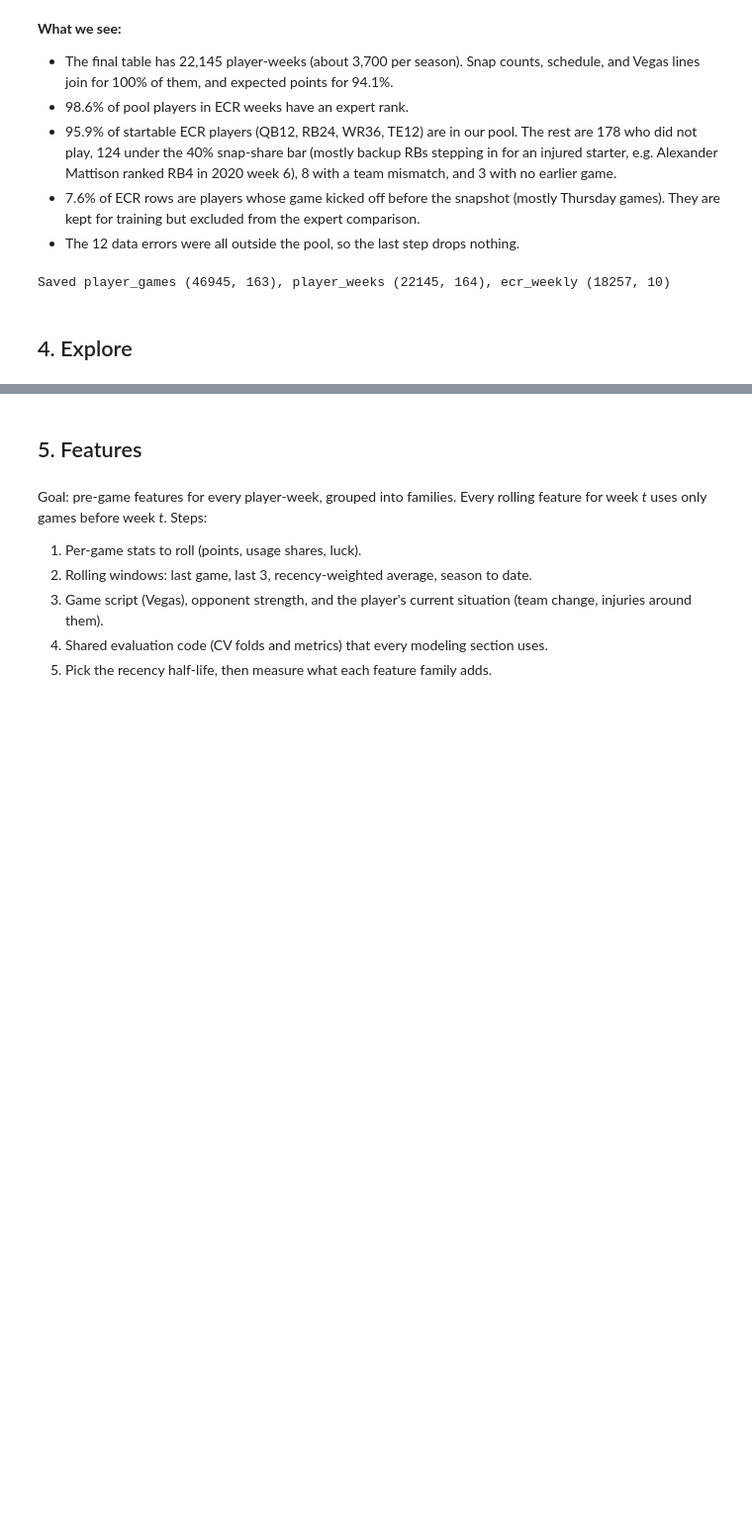
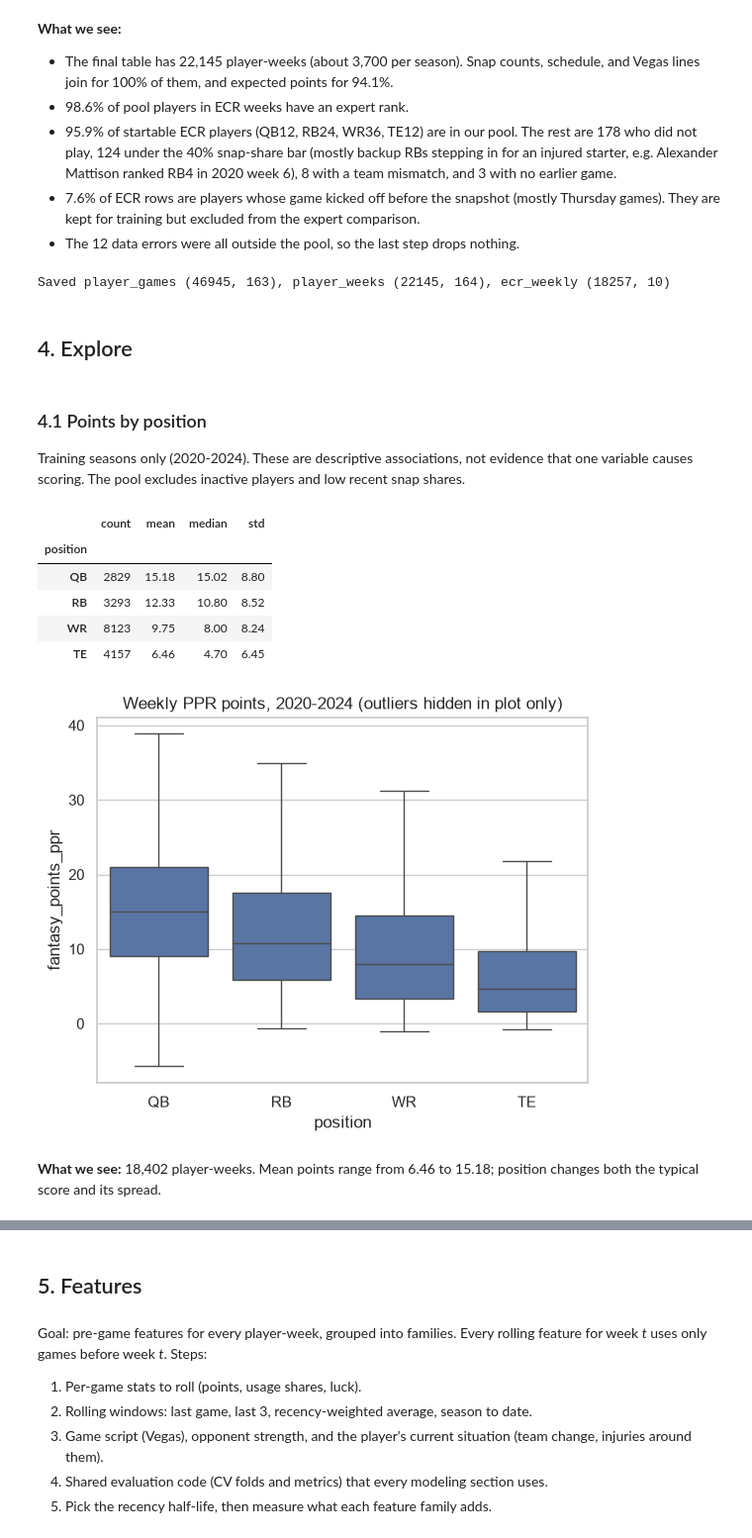
Before and after one commit to HashaRock/CS363M_FFBall_Project, a Jupyter notebook: fantasy_football_rankings.ipynb, the cells around one changed output, grey strips where cells are left out. Shown at 99% size. Saved outputs shown, nothing was run; the diff lists cells and outputs as text; code cells hidden in the pictures; blank space fills up the shorter version.

```diff
--- a/fantasy_football_rankings.ipynb
+++ b/fantasy_football_rankings.ipynb
@@ -504,3 +504,24 @@ print(f"Saved player_games {player_games.shape}, player_weeks {player_weeks.shap
 Saved player_games (46945, 163), player_weeks (22145, 164), ecr_weekly (18257, 10)
 # %% [markdown]
 ## 4. Explore
+# %% [markdown]
+### 4.1 Points by position
+Training seasons only (2020-2024). These are descriptive associations, not evidence that one variable causes scoring. The pool excludes inactive players and low recent snap shares.
+# %%
+from IPython.display import Markdown
+c_rows = player_weeks[player_weeks.season.isin(TRAIN_SEASONS)].copy()
+c_summary = c_rows.groupby('position')[TARGET].agg(['count', 'mean', 'median', 'std']).reindex(POSITIONS)
+display(c_summary.round(2))
+sns.boxplot(data=c_rows, x='position', y=TARGET, order=POSITIONS, showfliers=False)
+plt.title('Weekly PPR points, 2020-2024 (outliers hidden in plot only)')
+plt.show()
+display(Markdown(f"**What we see:** {len(c_rows):,} player-weeks. Mean points range from {c_summary['mean'].min():.2f} to {c_summary['mean'].max():.2f}; position changes both the typical score and its spread."))
+# %% [output]
+|  | count | mean | median | std |
+| position |  |  |  |  |
+| QB | 2829 | 15.18 | 15.02 | 8.80 |
+| RB | 3293 | 12.33 | 10.80 | 8.52 |
+| WR | 8123 | 9.75 | 8.00 | 8.24 |
+| TE | 4157 | 6.46 | 4.70 | 6.45 |
+[figure, added]
+**What we see:** 18,402 player-weeks. Mean points range from 6.46 to 15.18; position changes both the typical score and its spread.
```
Also changed, not shown: parts of 16 cells of this notebook, 3 other files.
